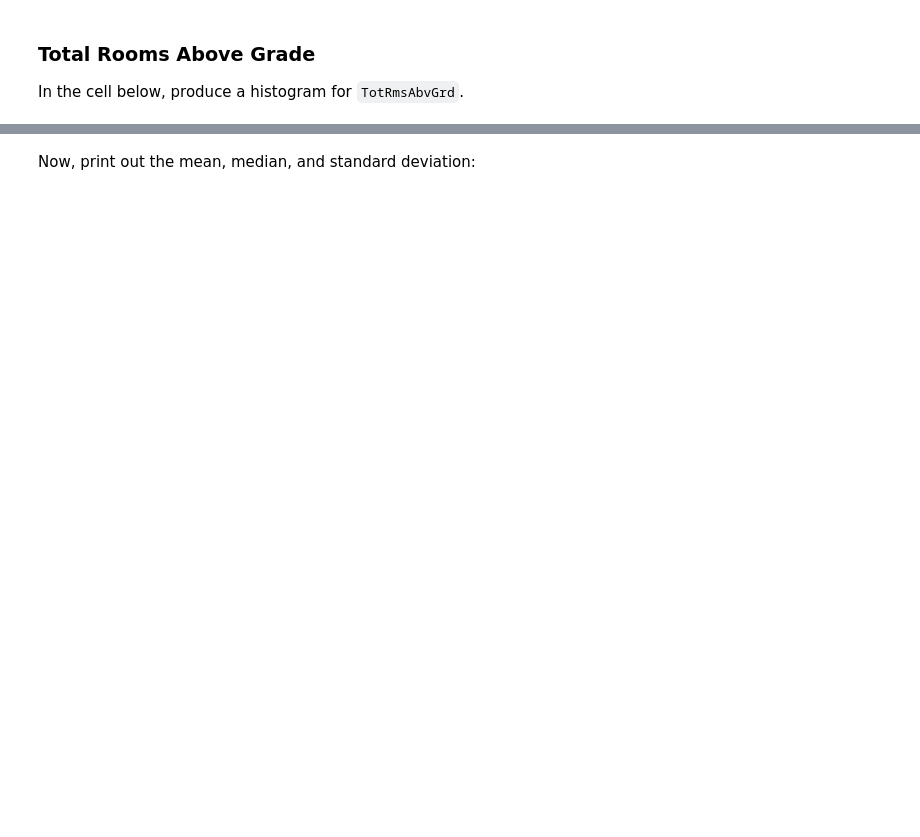
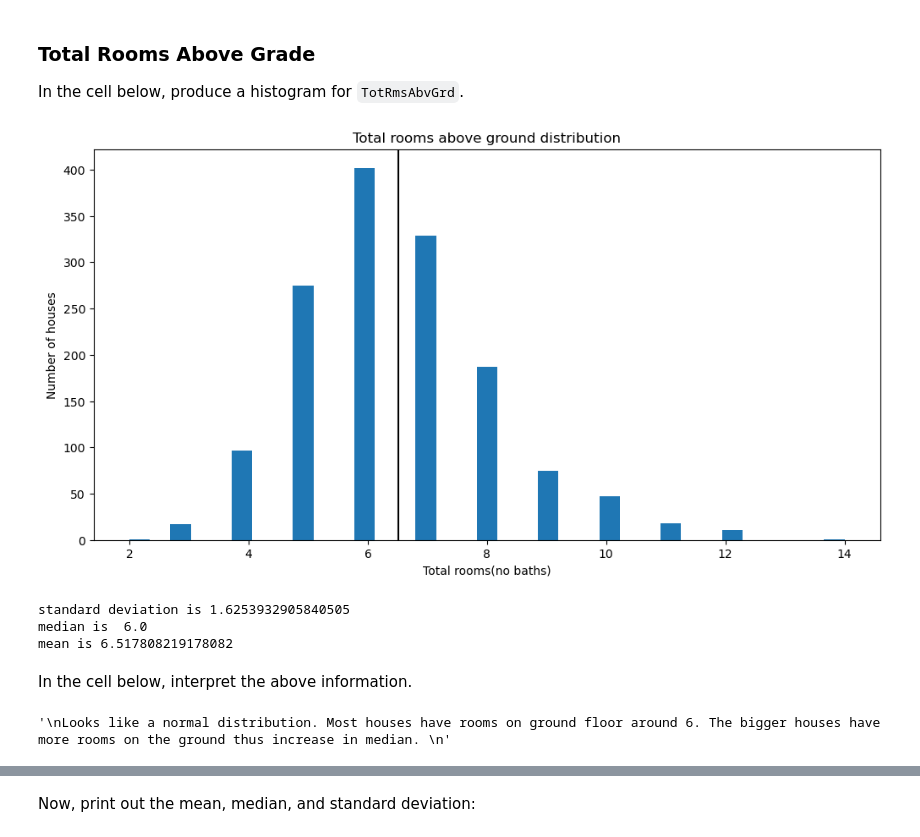
Before and after one commit to wanjikuciku/dsc-pandas-eda-lab, a Jupyter notebook: index.ipynb, the cells around one changed output, grey strips where cells are left out. Saved outputs shown, nothing was run; the diff lists cells and outputs as text; code cells hidden in the pictures; blank space fills up the shorter version.

```diff
--- a/index.ipynb
+++ b/index.ipynb
@@ -150,0 +210,29 @@ In the cell below, produce a histogram for `TotRmsAbvGrd`.
+# %%
+fig, ax = plt.subplots(figsize = (12,6))
+x = df['TotRmsAbvGrd']
+mean = x.mean()
+ax.hist(x, bins = 'auto')
+ax.set_title('Total rooms above ground distribution')
+ax.set_xlabel('Total rooms(no baths)')
+ax.set_ylabel('Number of houses')
+ax.axvline(mean, c='k');
+# %% [output]
+[figure, added]
+# %%
+
+print('standard deviation is', x.std())
+print('median is ', x.median())
+print('mean is', x.mean())
+# %% [output]
+standard deviation is 1.6253932905840505
+median is  6.0
+mean is 6.517808219178082
+# %% [markdown]
+In the cell below, interpret the above information.
+# %%
+
+"""
+Looks like a normal distribution. Most houses have rooms on ground floor around 6. The bigger houses have more rooms on the ground thus increase in median.
+"""
+# %% [output]
+'\nLooks like a normal distribution. Most houses have rooms on ground floor around 6. The bigger houses have more rooms on the ground thus increase in median. \n'
```
Also changed, not shown: parts of 27 cells of this notebook.
